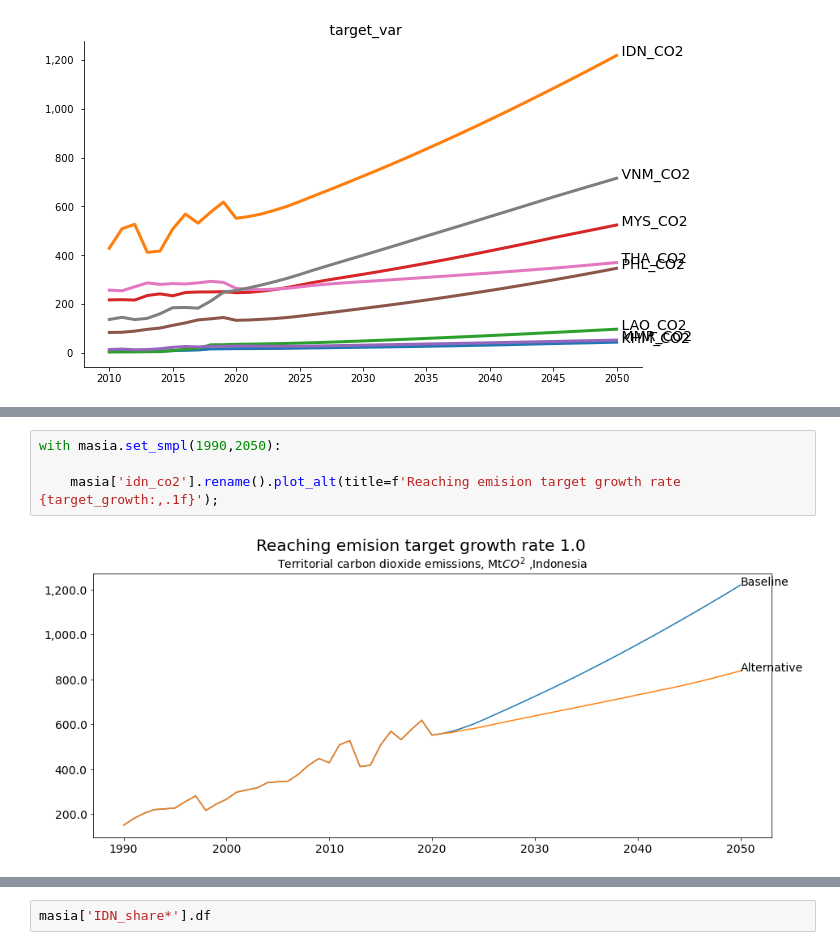
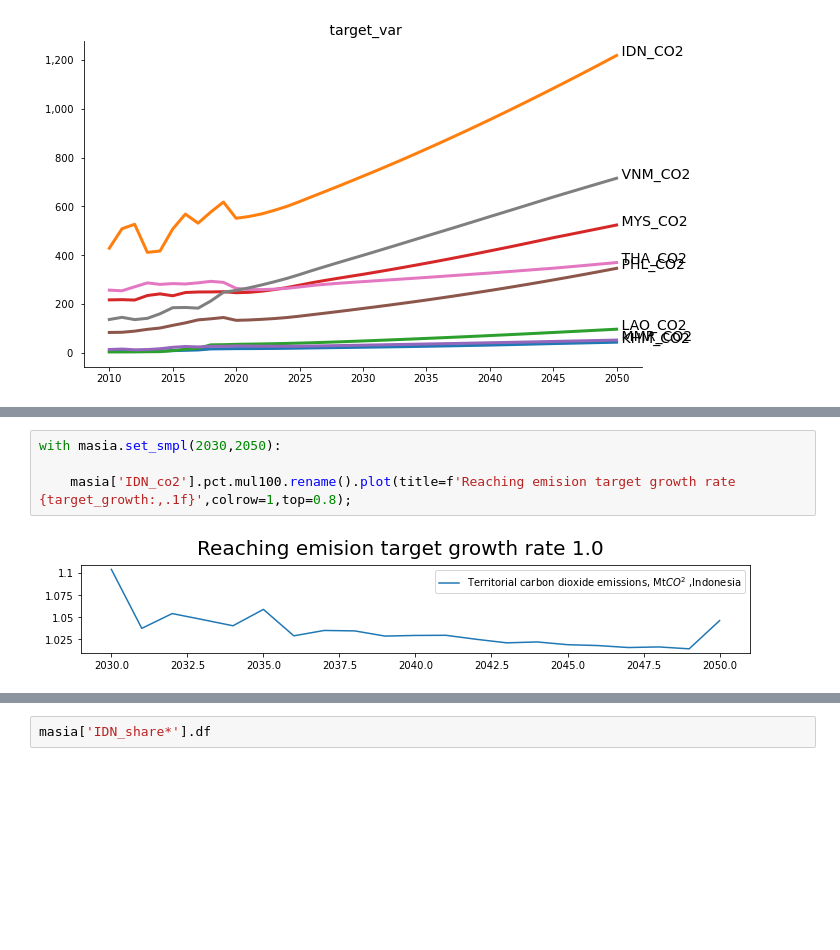
Before and after one commit to IbHansen/UNESCAP-Asia, a Jupyter notebook: Asia/Invert tax and emmision-world-countries.ipynb, the cells around one changed output, grey strips where cells are left out. Saved outputs shown, nothing was run; the diff lists cells and outputs as text; blank space fills up the shorter version.

```diff
--- a/Asia/Invert tax and emmision-world-countries.ipynb
+++ b/Asia/Invert tax and emmision-world-countries.ipynb
@@ -235,7 +116,7 @@ dtype: float64
 # %%
-with masia.set_smpl(1990,2050):
+with masia.set_smpl(2030,2050):
 
-    masia['idn_co2'].rename().plot_alt(title=f'Reaching emision target growth rate {target_growth:,.1f}');
+    masia['IDN_co2'].pct.mul100.rename().plot(title=f'Reaching emision target growth rate {target_growth:,.1f}',colrow=1,top=0.8);
 # %% [output]
-[figure, old version]
+[figure, new version]
 # %%
```
Also changed, not shown: parts of 14 cells of this notebook, 4 other files.
